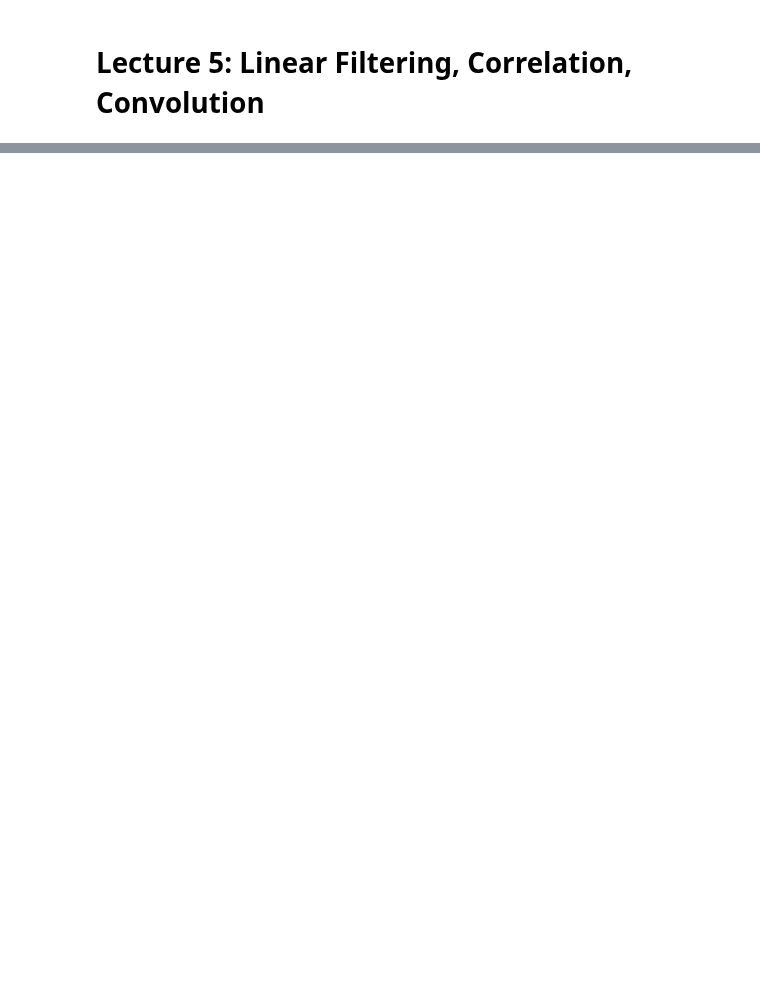
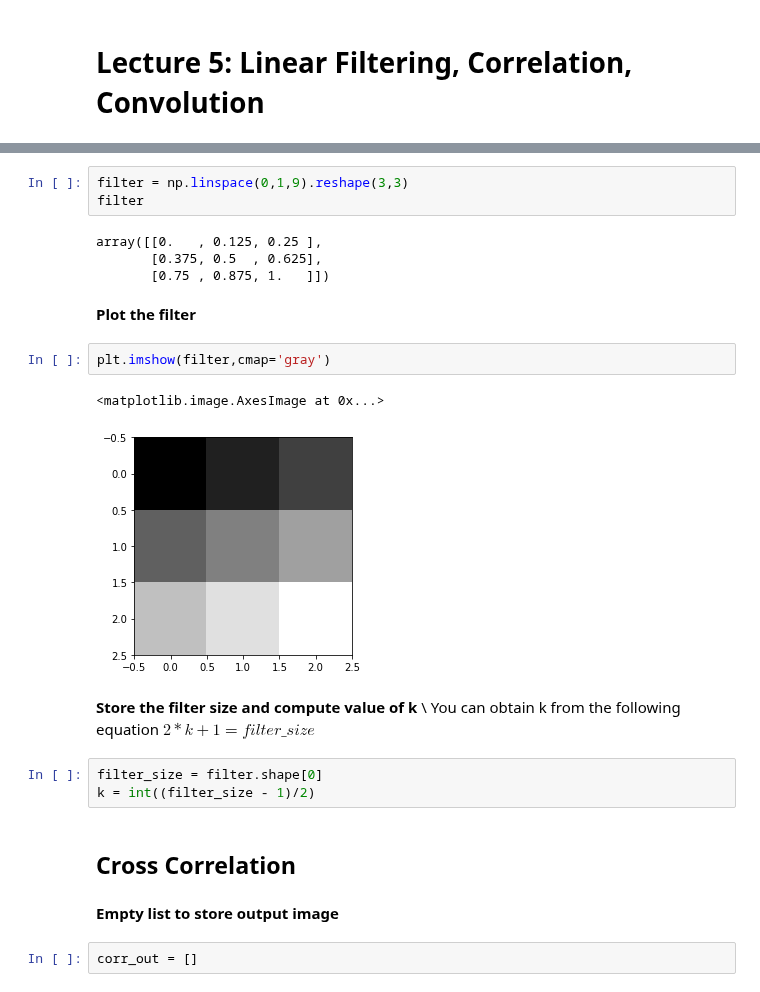
Before and after one commit to DL4CV-NPTEL/Deep-Learning-For-Computer-Vision, a Jupyter notebook: notebooks/Week_1/Week_1_Lecture_5.ipynb, the cells around one changed output, grey strips where cells are left out. Cells and saved outputs as stored; diff of their text form; blank space fills up the shorter version.

```diff
--- a/notebooks/Week_1/Week_1_Lecture_5.ipynb
+++ b/notebooks/Week_1/Week_1_Lecture_5.ipynb
@@ -28,0 +59,26 @@ IPyDisplay.HTML(
+# %%
+filter = np.linspace(0,1,9).reshape(3,3)
+filter
+# %% [output]
+array([[0.   , 0.125, 0.25 ],
+       [0.375, 0.5  , 0.625],
+       [0.75 , 0.875, 1.   ]])
+# %% [markdown]
+**Plot the filter**
+# %%
+plt.imshow(filter,cmap='gray')
+# %% [output]
+<matplotlib.image.AxesImage at 0x...>
+[figure, added]
+# %% [markdown]
+**Store the filter size and compute value of k** \\
+You can obtain k from the following equation $2*k+1=filter\_size$
+# %%
+filter_size = filter.shape[0]
+k = int((filter_size - 1)/2)
+# %% [markdown]
+## Cross Correlation
+# %% [markdown]
+**Empty list to store output image**
+# %%
+corr_out = []
```
Also changed, not shown: parts of 27 cells of this notebook.
